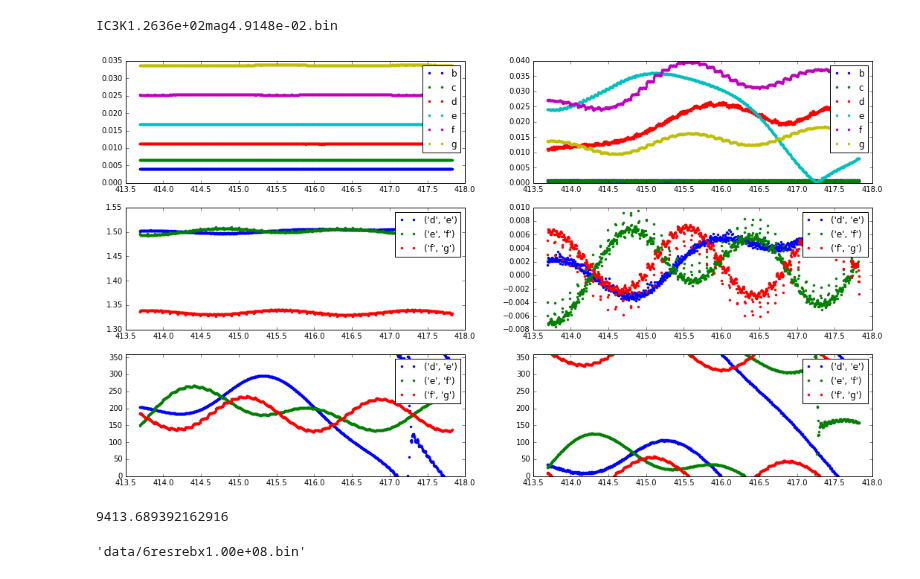
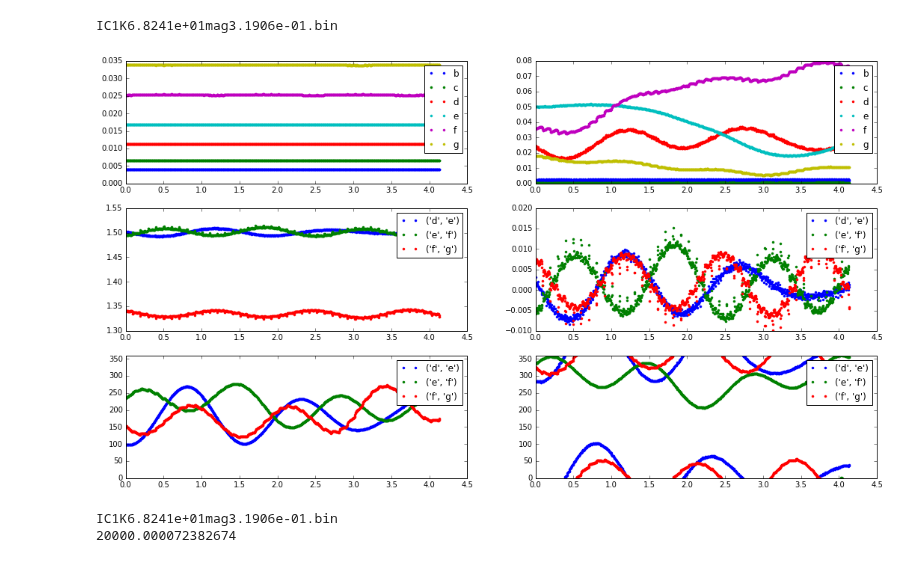
Before and after one commit to dtamayo/reboundx, a Jupyter notebook: problems/trappist/PlotIC.ipynb, the cells around one changed output. Drawn from its saved outputs; the diff is of its cells as text; code cells hidden in the pictures.

```diff
--- a/problems/trappist/PlotIC.ipynb
+++ b/problems/trappist/PlotIC.ipynb
@@ -117,30 +117,29 @@ from collections import OrderedDict
 planets = ['b', 'c', 'd', 'e', 'f', 'g']
 resonances = OrderedDict([(('d','e'),(3,2)),(('e','f'),(3,2)),(('f','g'),(4,3))]) # ordered so we add planets in right sequence
 # %%
-simID=3
+simID=1
 import os
 for filename in os.listdir('data/'):
     if filename.startswith("IC{0}K".format(simID)):
         print(filename)
         sa = rebound.SimulationArchive('data/'+filename)
 
 sim = sa[0]
 t, e, P, pomega, longitude, Pratio, phi1, phi2 = initialize(planets, resonances)
 
 integrate(sim, 1.e3*sim.particles[1].P, t, e, P, pomega, longitude, Pratio, phi1, phi2, planets, resonances)
 plot(t,P,e,Pratio,phi1,phi2,planets,resonances);
 # %% [output]
-IC3K1.2636e+02mag4.9148e-02.bin
+IC1K6.8241e+01mag3.1906e-01.bin
-[figure, old version]
+[figure, new version]
 # %%
-simID=6
+simID=1
 import os
 for filename in os.listdir('data/'):
     if filename.startswith("IC{0}K".format(simID)):
-        path = 'data/'+filename
-        sim = rebound.Simulation.from_archive(path)
-        sim.simulationarchive_filename = path.encode('ascii')
-
-sim.t
+        print(filename)
+        sim = rebound.Simulation.from_archive('data/'+filename)
+        print(sim.t)
 # %% [output]
-9413.689392162916
+IC1K6.8241e+01mag3.1906e-01.bin
+20000.000072382674
@@ -149,4 +145,0 @@ sim.integrate(3.2e3)
-# %%
-'data/'+filename
-# %% [output]
-'data/6resrebx1.00e+08.bin'
```
Also changed, not shown: parts of 1 cell of this notebook, 6 other files.
